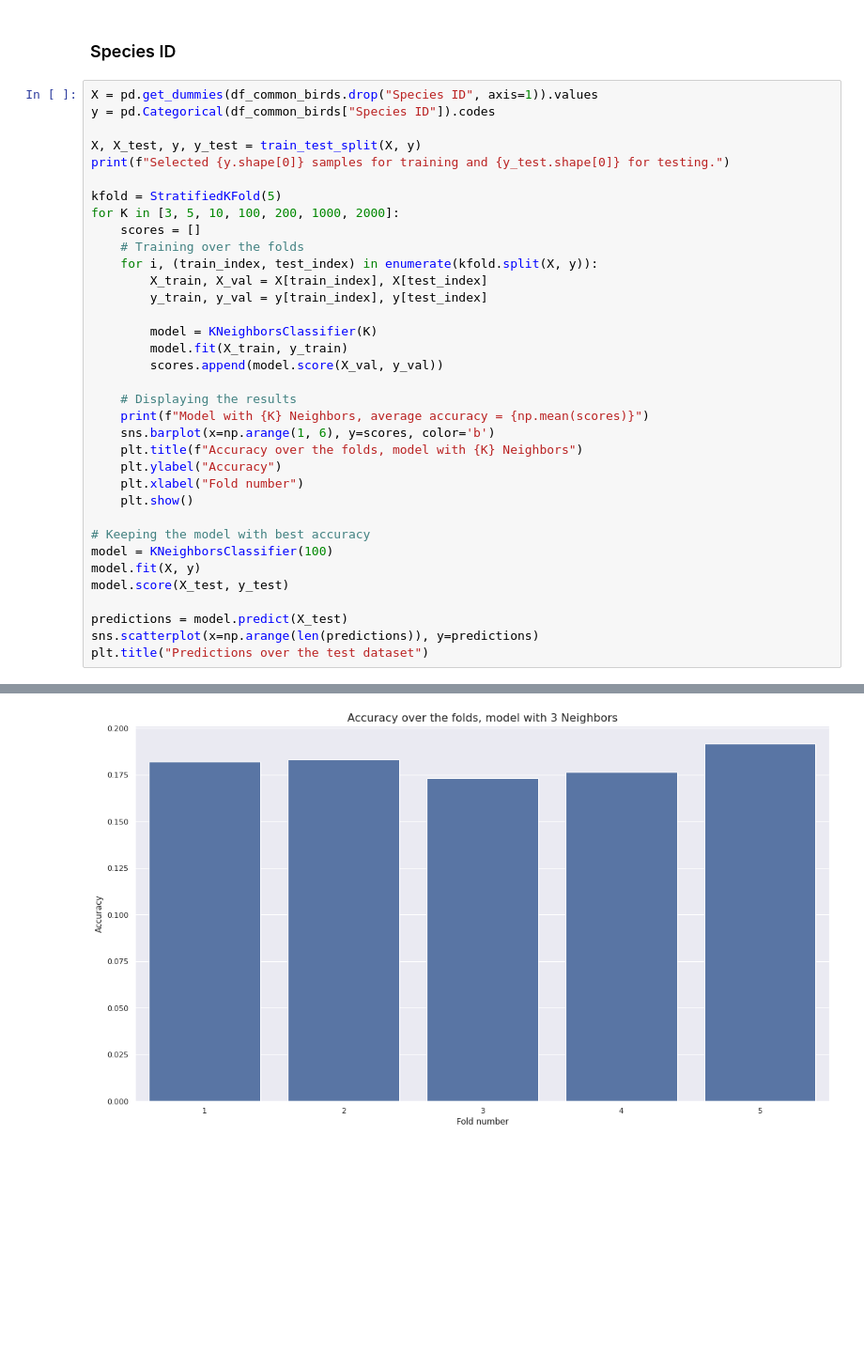
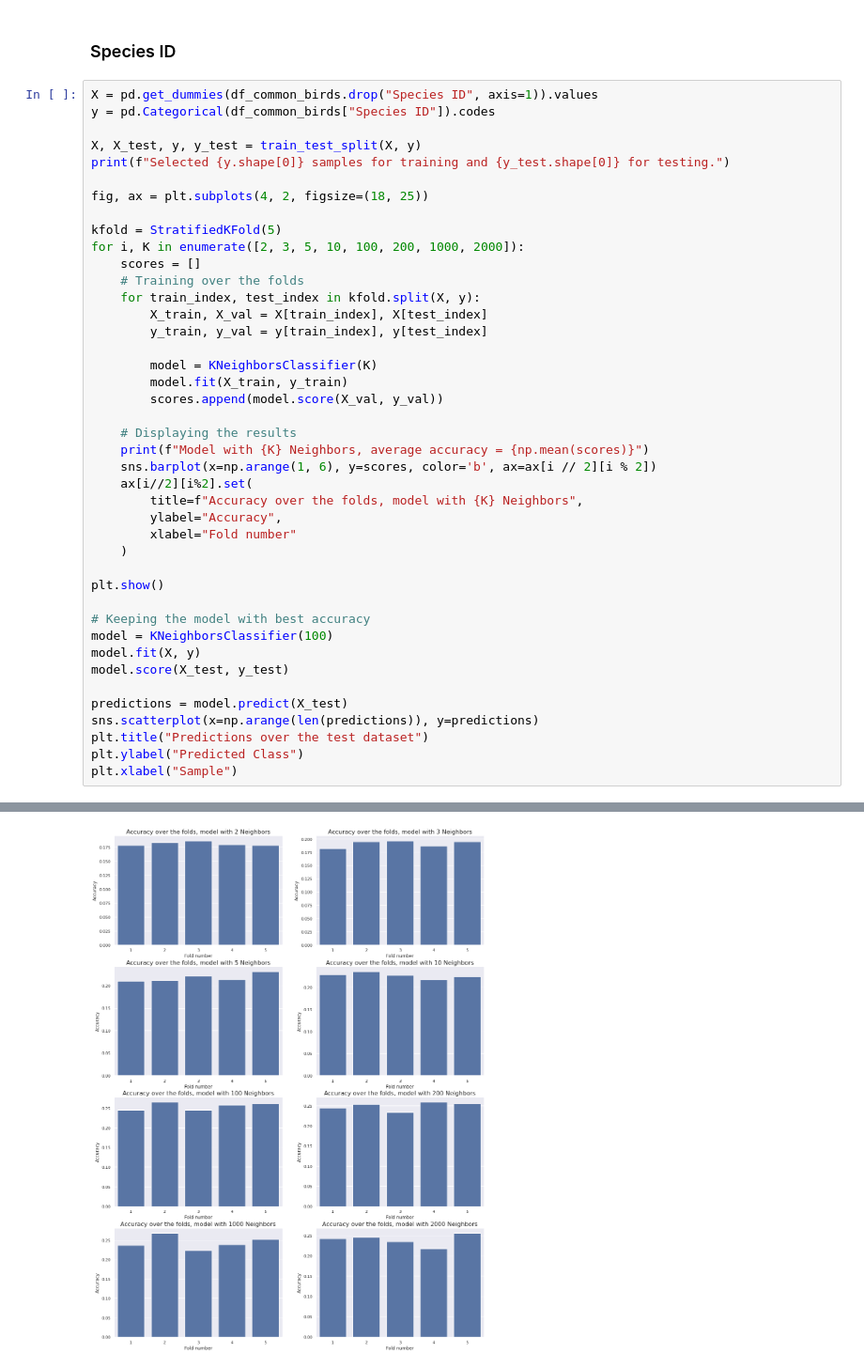
Before and after one commit to MvKaio/StudyOfAircraftWildlifeStrikes, a Jupyter notebook: notebooks/Classification.ipynb, the cells around one changed output, grey strips where cells are left out. Shown at 94% size. Saved outputs shown, nothing was run; the diff lists cells and outputs as text; blank space fills up the shorter version.

Commit message:
Fixed classification plot, and added to the relatory

```diff
--- a/notebooks/Classification.ipynb
+++ b/notebooks/Classification.ipynb
@@ -53,11 +53,13 @@ y = pd.Categorical(df_common_birds["Species ID"]).codes
 X, X_test, y, y_test = train_test_split(X, y)
 print(f"Selected {y.shape[0]} samples for training and {y_test.shape[0]} for testing.")
 
+fig, ax = plt.subplots(4, 2, figsize=(18, 25))
+
 kfold = StratifiedKFold(5)
-for K in [3, 5, 10, 100, 200, 1000, 2000]:
+for i, K in enumerate([2, 3, 5, 10, 100, 200, 1000, 2000]):
     scores = []
     # Training over the folds
-    for i, (train_index, test_index) in enumerate(kfold.split(X, y)):
+    for train_index, test_index in kfold.split(X, y):
         X_train, X_val = X[train_index], X[test_index]
         y_train, y_val = y[train_index], y[test_index]
 
@@ -67,11 +69,14 @@ for K in [3, 5, 10, 100, 200, 1000, 2000]:
 
     # Displaying the results
     print(f"Model with {K} Neighbors, average accuracy = {np.mean(scores)}")
-    sns.barplot(x=np.arange(1, 6), y=scores, color='b')
-    plt.title(f"Accuracy over the folds, model with {K} Neighbors")
-    plt.ylabel("Accuracy")
-    plt.xlabel("Fold number")
-    plt.show()
+    sns.barplot(x=np.arange(1, 6), y=scores, color='b', ax=ax[i // 2][i % 2])
+    ax[i//2][i%2].set(
+        title=f"Accuracy over the folds, model with {K} Neighbors",
+        ylabel="Accuracy",
+        xlabel="Fold number"
+    )
+
+plt.show()
 
 # Keeping the model with best accuracy
 model = KNeighborsClassifier(100)
@@ -81,5 +86,7 @@ model.score(X_test, y_test)
 predictions = model.predict(X_test)
 sns.scatterplot(x=np.arange(len(predictions)), y=predictions)
 plt.title("Predictions over the test dataset")
+plt.ylabel("Predicted Class")
+plt.xlabel("Sample")
 # %% [output]
 Selected 4590 samples for training and 1531 for testing.
@@ -87 +101 @@ Model with 3 Neighbors, average accuracy = 0.1812636165577342
-[figure, old version]
+[figure, new version]
```
Also changed, not shown: parts of 3 cells of this notebook, 8 other files.
